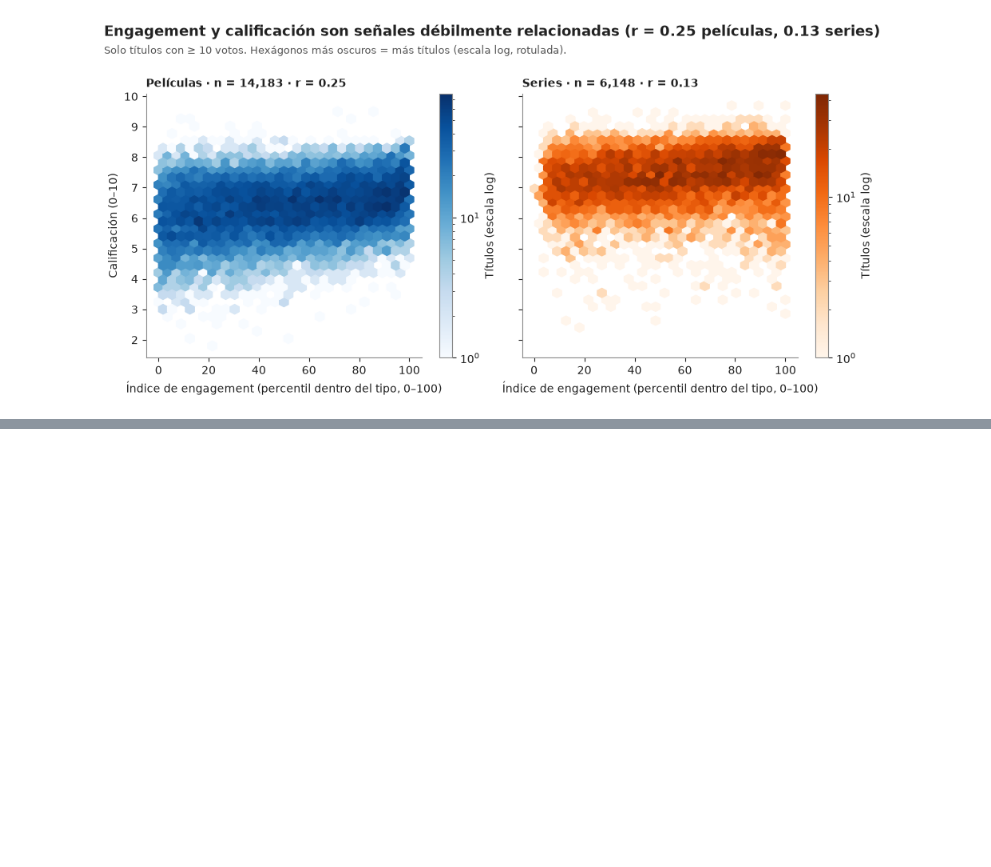
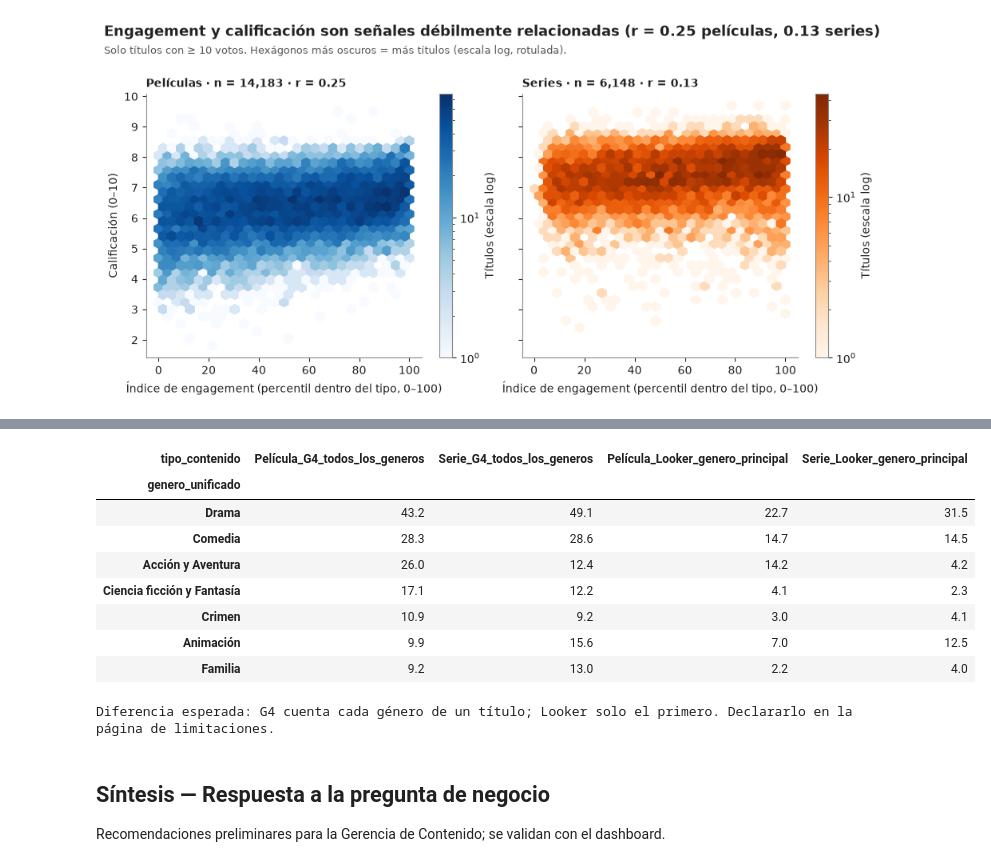
Before and after one commit to carlos31255/EV2_Visualizacion_Datos, a Jupyter notebook: notebooks/02_eda_visualizaciones.ipynb, the cells around one changed output, grey strips where cells are left out. Saved outputs shown, nothing was run; the diff lists cells and outputs as text; code cells hidden in the pictures; blank space fills up the shorter version.

```diff
--- a/notebooks/02_eda_visualizaciones.ipynb
+++ b/notebooks/02_eda_visualizaciones.ipynb
@@ -289,0 +312,26 @@ cifra("G8", "roi_mediano_global", roi_med_global)
+# %%
+# Control: G4 cuenta todos los géneros de cada título; Looker filtra solo por genero_principal.
+lk = pd.read_csv(PROC / "looker_contenido.csv")
+n_lk = lk.groupby("tipo_contenido").size()
+lkp = (lk[lk.genero_principal != NO_ESP].groupby(["genero_principal", "tipo_contenido"]).size()
+         .unstack(fill_value=0).div(n_lk, axis=1) * 100)
+g4 = (g[g.genero_unificado.isin(comunes)].groupby(["genero_unificado", "tipo_contenido"]).size()
+        .unstack(fill_value=0).div(N_TIPO, axis=1) * 100)
+cmp_ = (g4.join(lkp, lsuffix="_G4_todos_los_generos", rsuffix="_Looker_genero_principal", how="left").round(1))
+cmp_.to_csv(PROC / "control_g4_vs_looker.csv")
+display(cmp_.sort_values(cmp_.columns[0], ascending=False).head(7))
+print("Diferencia esperada: G4 cuenta cada género de un título; Looker solo el primero. Declararlo en la página de limitaciones.")
+# %% [output]
+| tipo_contenido | Película_G4_todos_los_generos | Serie_G4_todos_los_generos | Película_Looker_genero_principal | Serie_Looker_genero_principal |
+| genero_unificado |  |  |  |  |
+| Drama | 43.2 | 49.1 | 22.7 | 31.5 |
+| Comedia | 28.3 | 28.6 | 14.7 | 14.5 |
+| Acción y Aventura | 26.0 | 12.4 | 14.2 | 4.2 |
+| Ciencia ficción y Fantasía | 17.1 | 12.2 | 4.1 | 2.3 |
+| Crimen | 10.9 | 9.2 | 3.0 | 4.1 |
+| Animación | 9.9 | 15.6 | 7.0 | 12.5 |
+| Familia | 9.2 | 13.0 | 2.2 | 4.0 |
+Diferencia esperada: G4 cuenta cada género de un título; Looker solo el primero. Declararlo en la página de limitaciones.
+# %% [markdown]
+## Síntesis — Respuesta a la pregunta de negocio
+Recomendaciones preliminares para la Gerencia de Contenido; se validan con el dashboard.
```
Also changed, not shown: parts of 7 cells of this notebook, 12 other files.
